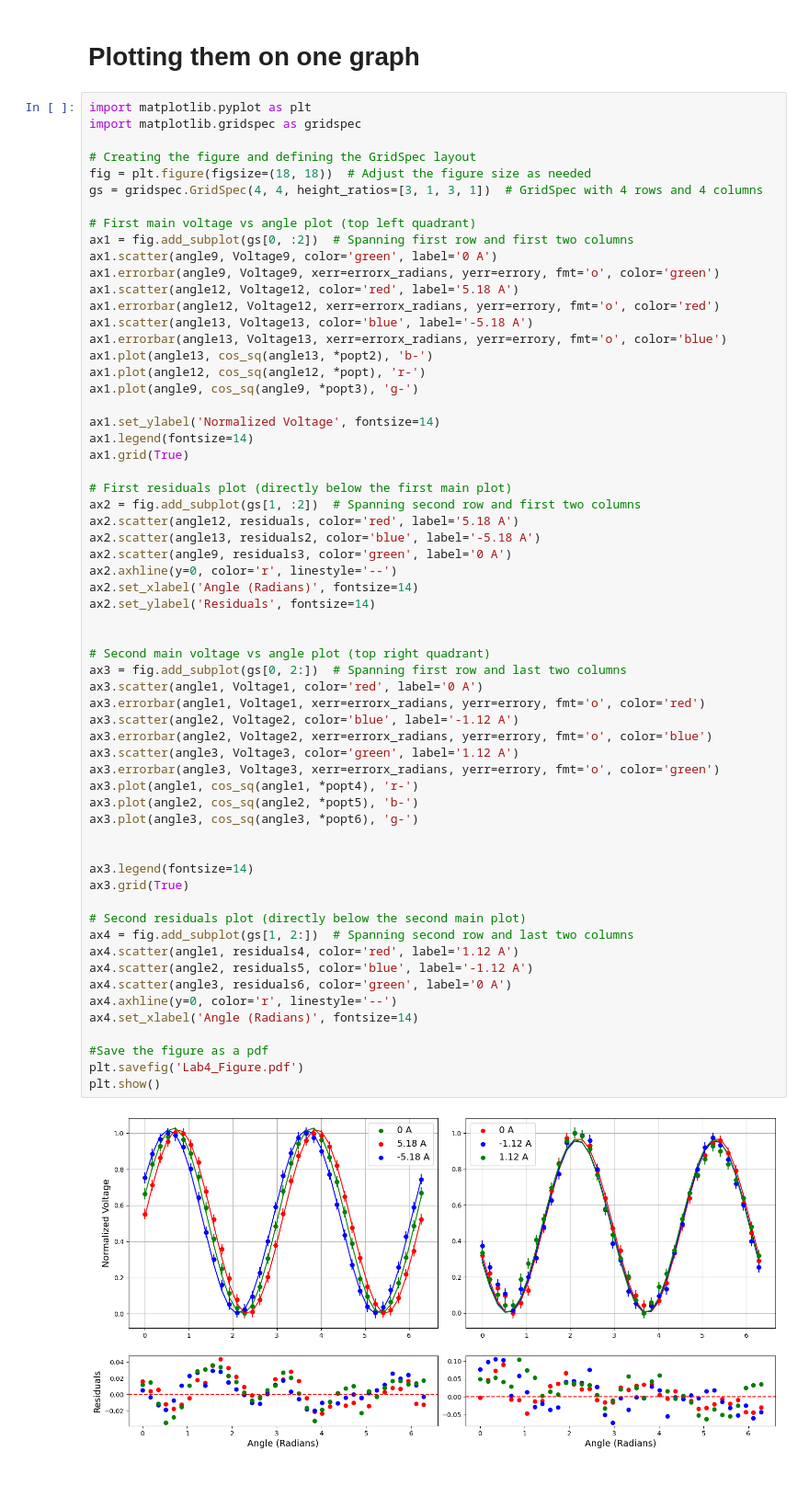
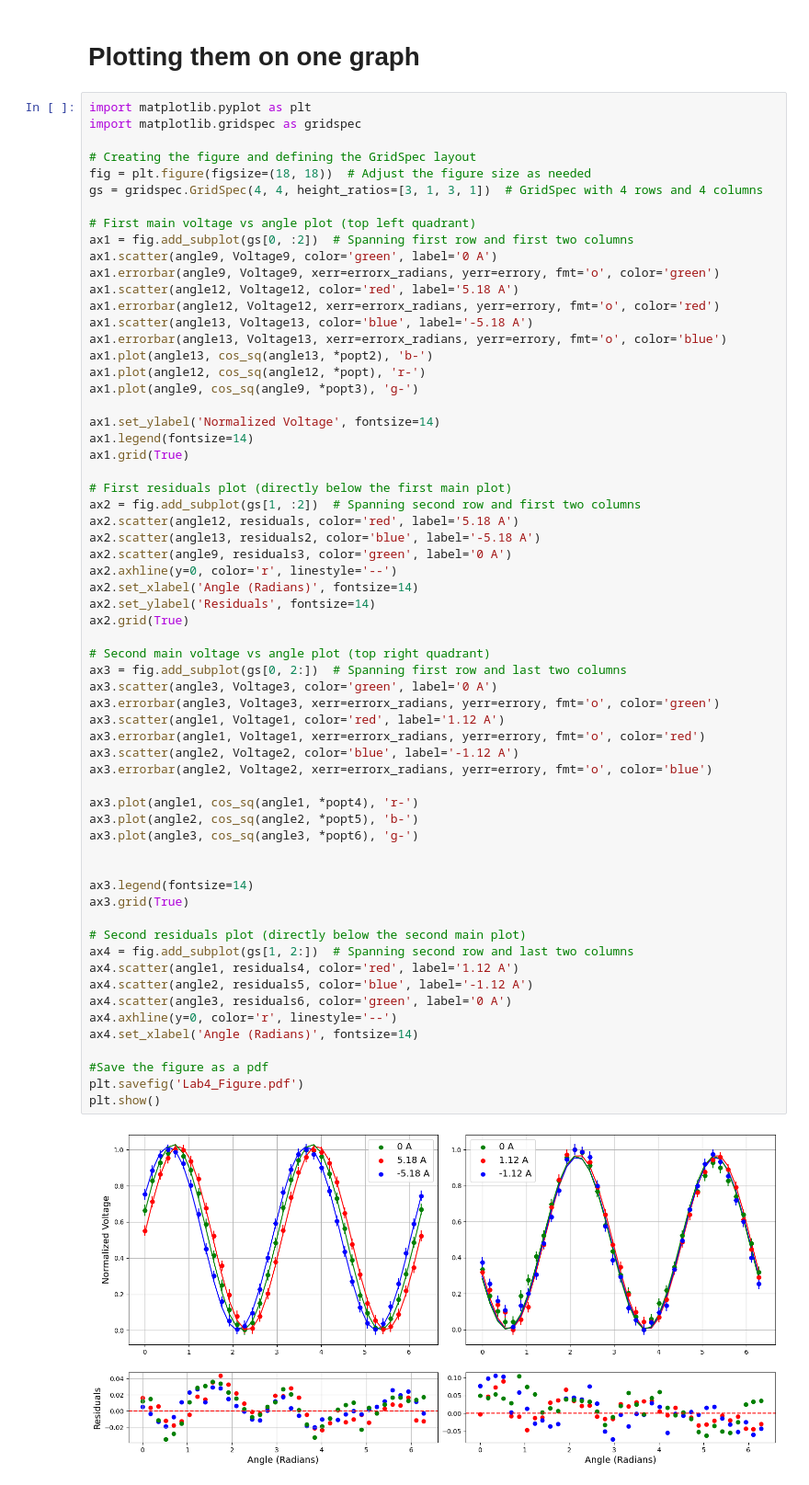
Before and after one commit to ChristianArgueta/PHSX-616, a Jupyter notebook: Faraday.ipynb, the cells around one changed output. Shown: that part at 92% size. Drawn from its saved outputs; the diff is of its cells as text.

```diff
--- a/Faraday.ipynb
+++ b/Faraday.ipynb
@@ -417,35 +417,36 @@ ax2.scatter(angle13, residuals2, color='blue', label='-5.18 A')
 ax2.scatter(angle9, residuals3, color='green', label='0 A')
 ax2.axhline(y=0, color='r', linestyle='--')
 ax2.set_xlabel('Angle (Radians)', fontsize=14)
 ax2.set_ylabel('Residuals', fontsize=14)
-
+ax2.grid(True)
 
 # Second main voltage vs angle plot (top right quadrant)
 ax3 = fig.add_subplot(gs[0, 2:])  # Spanning first row and last two columns
-ax3.scatter(angle1, Voltage1, color='red', label='0 A')
+ax3.scatter(angle3, Voltage3, color='green', label='0 A')
+ax3.errorbar(angle3, Voltage3, xerr=errorx_radians, yerr=errory, fmt='o', color='green')
+ax3.scatter(angle1, Voltage1, color='red', label='1.12 A')
 ax3.errorbar(angle1, Voltage1, xerr=errorx_radians, yerr=errory, fmt='o', color='red')
 ax3.scatter(angle2, Voltage2, color='blue', label='-1.12 A')
 ax3.errorbar(angle2, Voltage2, xerr=errorx_radians, yerr=errory, fmt='o', color='blue')
-ax3.scatter(angle3, Voltage3, color='green', label='1.12 A')
-ax3.errorbar(angle3, Voltage3, xerr=errorx_radians, yerr=errory, fmt='o', color='green')
+
 ax3.plot(angle1, cos_sq(angle1, *popt4), 'r-')
 ax3.plot(angle2, cos_sq(angle2, *popt5), 'b-')
 ax3.plot(angle3, cos_sq(angle3, *popt6), 'g-')
 
 
 ax3.legend(fontsize=14)
 ax3.grid(True)
 
 # Second residuals plot (directly below the second main plot)
 ax4 = fig.add_subplot(gs[1, 2:])  # Spanning second row and last two columns
 ax4.scatter(angle1, residuals4, color='red', label='1.12 A')
 ax4.scatter(angle2, residuals5, color='blue', label='-1.12 A')
 ax4.scatter(angle3, residuals6, color='green', label='0 A')
 ax4.axhline(y=0, color='r', linestyle='--')
 ax4.set_xlabel('Angle (Radians)', fontsize=14)
 
 #Save the figure as a pdf
 plt.savefig('Lab4_Figure.pdf')
 plt.show()
 # %% [output]
-[figure, old version]
+[figure, new version]
```
